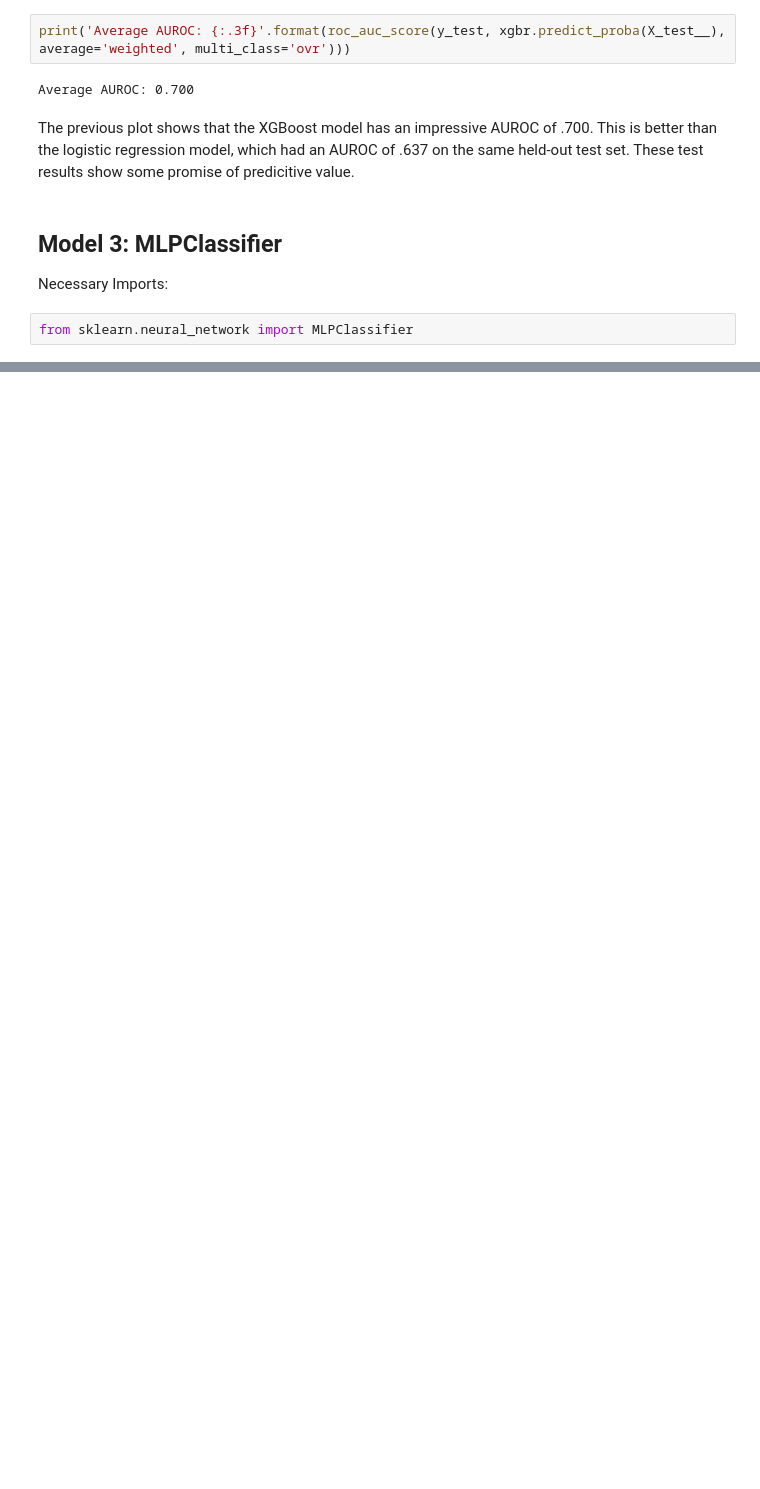
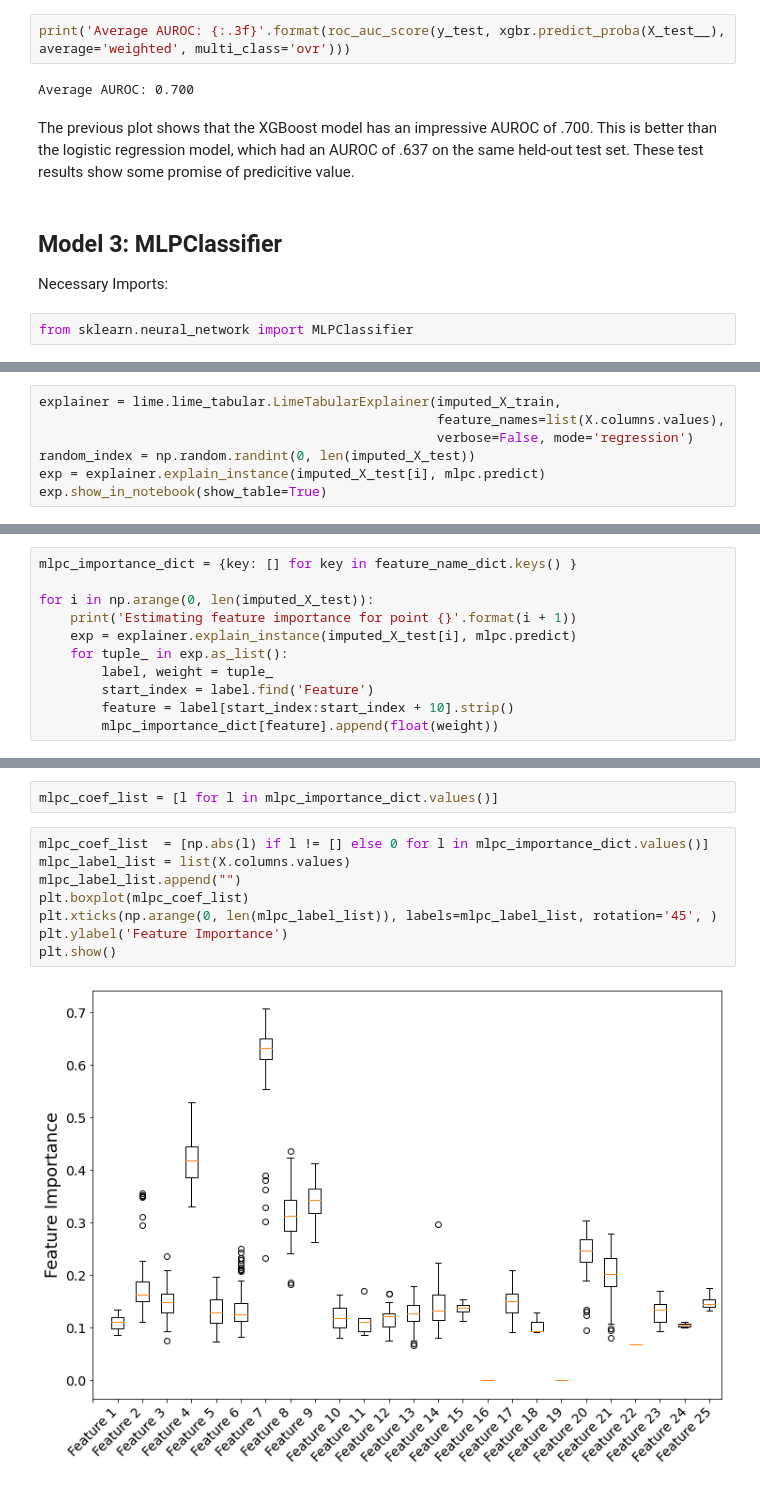
Before and after one commit to jwilliamson7/CoachingProject, a Jupyter notebook: Williamson-Jon-CSCE421-Project-CoachTenureModels.ipynb, the cells around one changed output, grey strips where cells are left out. Cells and saved outputs as stored; diff of their text form; blank space fills up the shorter version.

```diff
--- a/Williamson-Jon-CSCE421-Project-CoachTenureModels.ipynb
+++ b/Williamson-Jon-CSCE421-Project-CoachTenureModels.ipynb
@@ -750,0 +821,7 @@ for train_index, test_index in skf.split(X_train, y_train):
+# %%
+explainer = lime.lime_tabular.LimeTabularExplainer(imputed_X_train,
+                                                   feature_names=list(X.columns.values),
+                                                   verbose=False, mode='regression')
+random_index = np.random.randint(0, len(imputed_X_test))
+exp = explainer.explain_instance(imputed_X_test[i], mlpc.predict)
+exp.show_in_notebook(show_table=True)
@@ -750,0 +830,11 @@ for train_index, test_index in skf.split(X_train, y_train):
+# %%
+mlpc_importance_dict = {key: [] for key in feature_name_dict.keys() }
+
+for i in np.arange(0, len(imputed_X_test)):
+    print('Estimating feature importance for point {}'.format(i + 1))
+    exp = explainer.explain_instance(imputed_X_test[i], mlpc.predict)
+    for tuple_ in exp.as_list():
+        label, weight = tuple_
+        start_index = label.find('Feature')
+        feature = label[start_index:start_index + 10].strip()
+        mlpc_importance_dict[feature].append(float(weight))
@@ -750,0 +859,12 @@ for train_index, test_index in skf.split(X_train, y_train):
+# %%
+mlpc_coef_list = [l for l in mlpc_importance_dict.values()]
+# %%
+mlpc_coef_list  = [np.abs(l) if l != [] else 0 for l in mlpc_importance_dict.values()]
+mlpc_label_list = list(X.columns.values)
+mlpc_label_list.append("")
+plt.boxplot(mlpc_coef_list)
+plt.xticks(np.arange(0, len(mlpc_label_list)), labels=mlpc_label_list, rotation='45', )
+plt.ylabel('Feature Importance')
+plt.show()
+# %% [output]
+[figure, added]
```
Also changed, not shown: parts of 10 cells of this notebook.
